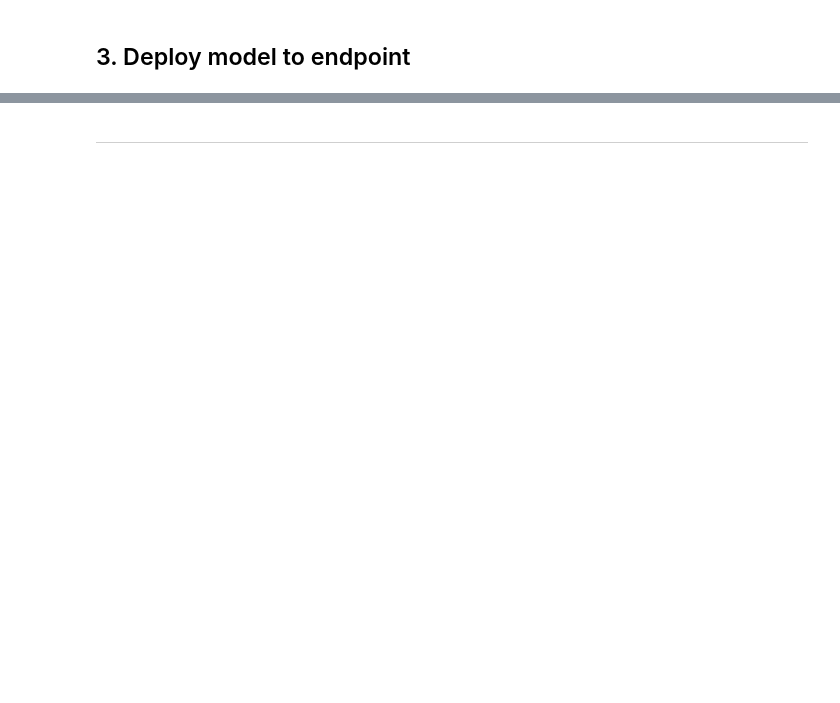
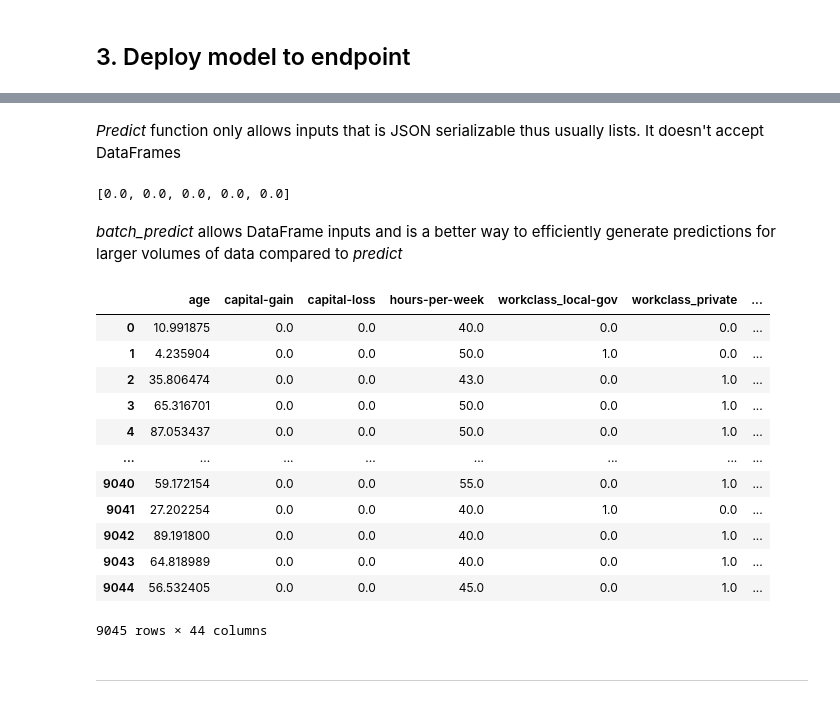
Before and after one commit to VertaAI/examples, a Jupyter notebook: deployment/sklearn/sklearn-census-end-to-end.ipynb, the cells around one changed output, grey strips where cells are left out. Drawn from its saved outputs; the diff is of its cells as text; code cells hidden in the pictures; blank space fills up the shorter version.

Commit message:
docs: add batch_predict usage to examples

```diff
--- a/deployment/sklearn/sklearn-census-end-to-end.ipynb
+++ b/deployment/sklearn/sklearn-census-end-to-end.ipynb
@@ -42,8 +58,8 @@ import os
 
 from verta import Client
 
-PROJECT_NAME = "Census"
-EXPERIMENT_NAME = "sklearn"
+PROJECT_NAME = "Census-example"
+EXPERIMENT_NAME = "sklearn-example"
 client = Client()
 proj = client.set_project(PROJECT_NAME)
 expt = client.set_experiment(EXPERIMENT_NAME)
@@ -140,7 +174,7 @@ print("Training accuracy: {:.4f}".format(train_acc))
 ## 2. Register Model for deployment
 # %%
 registered_model = client.get_or_create_registered_model(
-    name="census-sklearn", labels=["tabular", "sklearn"])
+    name="census-sklearn-example", labels=["tabular", "sklearn", "pandas"])
 # %% [markdown]
 ### Register a serialized version of the model using the VertaModelBase
 # %%
@@ -155,11 +195,14 @@ class CensusIncomeClassifier(VertaModelBase):
         self.logreg = cloudpickle.load(open(artifacts["serialized_model"], "rb"))
 
     @verify_io
-    def predict(self, batch_input):
-        results = []
-        for one_input in batch_input:
-            results.extend(self.logreg.predict([one_input]).tolist())
-        return results
+    def predict(self, input):
+        if len(input) == 1:
+            return list(map(float,self.logreg.predict([input])))
+        return list(map(float,self.logreg.predict(input)))
+
+    def batch_predict(self, df):
+        df['preds>50k'] = list(map(float,self.logreg.predict(df)))
+        return df
 
     # Optional: populates the model playground
     def describe(self):
@@ -207,5 +259,5 @@ model_version = registered_model.create_standard_model(
 # %% [markdown]
 ## 3. Deploy model to endpoint
 # %%
-census_endpoint = client.get_or_create_endpoint("census-sklearn")
+census_endpoint = client.get_or_create_endpoint("census-sklearn-example-v1")
 census_endpoint.update(model_version, wait=True)
@@ -212,3 +274,6 @@ census_endpoint.update(model_version, wait=True)
+# %% [markdown]
+*Predict* function only allows inputs that is JSON serializable thus usually lists. It doesn't accept DataFrames
 # %%
-deployed_model = census_endpoint.get_deployed_model()
 deployed_model.predict(X_test.values.tolist()[:5])
+# %% [output]
+[0.0, 0.0, 0.0, 0.0, 0.0]
@@ -216,0 +280,18 @@ census_endpoint.delete()
+# %% [markdown]
+*batch_predict* allows DataFrame inputs and is a better way to efficiently generate predictions for larger volumes of data compared to *predict*
+# %%
+deployed_model.batch_predict(X_test)
+# %% [output]
+|  | age | capital-gain | capital-loss | hours-per-week | workclass_local-gov | workclass_private | ... |
+| 0 | 10.991875 | 0.0 | 0.0 | 40.0 | 0.0 | 0.0 | ... |
+| 1 | 4.235904 | 0.0 | 0.0 | 50.0 | 1.0 | 0.0 | ... |
+| 2 | 35.806474 | 0.0 | 0.0 | 43.0 | 0.0 | 1.0 | ... |
+| 3 | 65.316701 | 0.0 | 0.0 | 50.0 | 0.0 | 1.0 | ... |
+| 4 | 87.053437 | 0.0 | 0.0 | 50.0 | 0.0 | 1.0 | ... |
+| ... | ... | ... | ... | ... | ... | ... | ... |
+| 9040 | 59.172154 | 0.0 | 0.0 | 55.0 | 0.0 | 1.0 | ... |
+| 9041 | 27.202254 | 0.0 | 0.0 | 40.0 | 1.0 | 0.0 | ... |
+| 9042 | 89.191800 | 0.0 | 0.0 | 40.0 | 0.0 | 1.0 | ... |
+| 9043 | 64.818989 | 0.0 | 0.0 | 40.0 | 0.0 | 1.0 | ... |
+| 9044 | 56.532405 | 0.0 | 0.0 | 45.0 | 0.0 | 1.0 | ... |
+9045 rows × 44 columns
```
Also changed, not shown: parts of 11 cells of this notebook, 1 other file.
